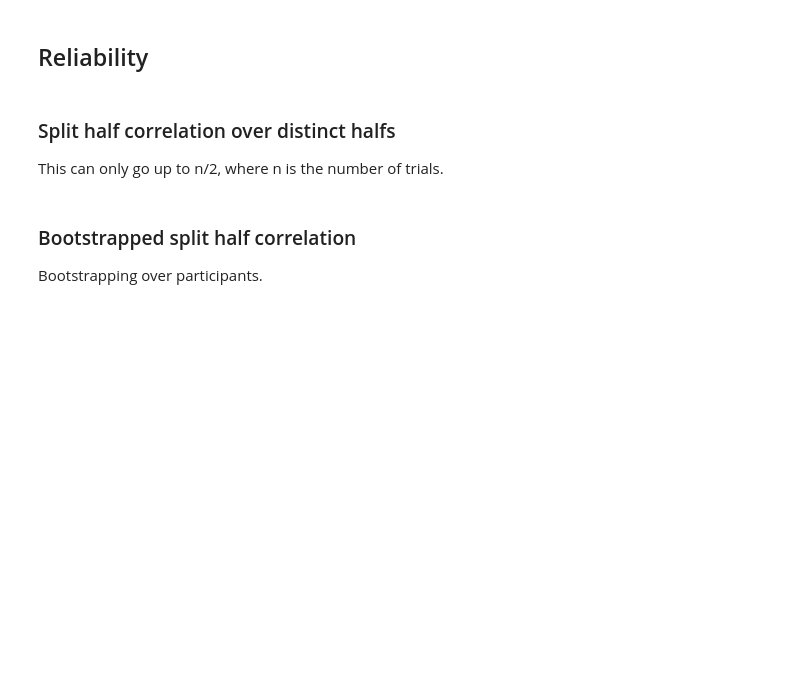
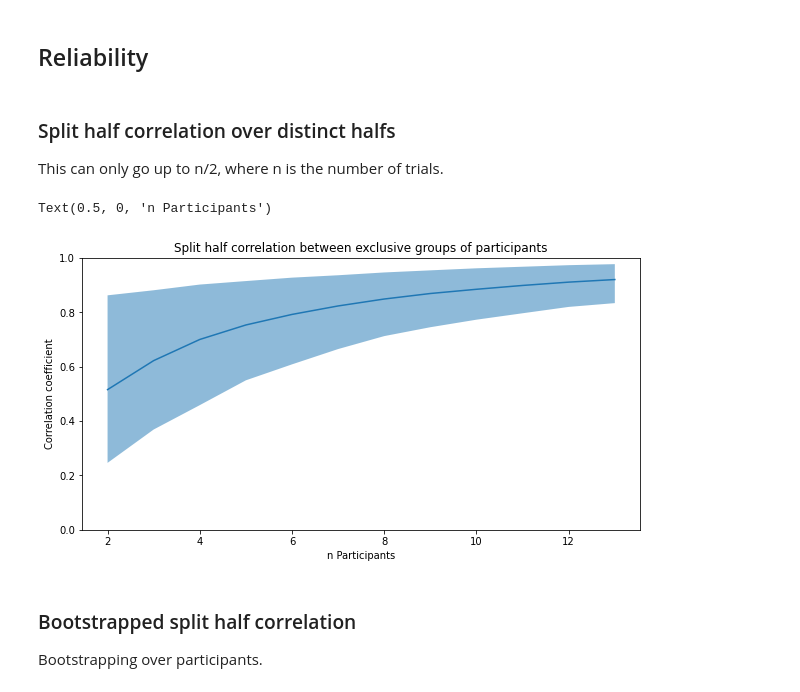
Before and after one commit to cogtoolslab/cognitive-ai-benchmarking, a Jupyter notebook: analysis/analyze_CAB_stim_design.ipynb, the cells around one changed output. Drawn from its saved outputs; the diff is of its cells as text; code cells hidden in the pictures; blank space fills up the shorter version.

```diff
--- a/analysis/analyze_CAB_stim_design.ipynb
+++ b/analysis/analyze_CAB_stim_design.ipynb
@@ -88,7 +135,7 @@ plt.show()
 # import correlation metrics
 from scipy.stats import pearsonr, spearmanr
 # %%
-ITERATIONS = 10 # how many iterations to do **per n**
+ITERATIONS = 10000 # how many iterations to do **per n**
 METRIC = lambda x,y: pearsonr(x,y)[0] # what metric to use for correlation
 # %% [markdown]
 ### Split half correlation over distinct halfs
@@ -119,13 +166,16 @@ for n in tqdm(range(1,df['gameID'].nunique()//2)):
 # %%
 # plot
 plt.figure(figsize=(10,5))
 plt.plot(list(correlations.keys()),[np.mean(correlations[n]) for n in correlations.keys()],label='mean')
 plt.fill_between(list(correlations.keys()),[np.percentile(correlations[n],2.5) for n in correlations.keys()],
                     [np.percentile(correlations[n],97.5) for n in correlations.keys()],alpha=0.5,label='95% CI')
 plt.title('Split half correlation between exclusive groups of participants')
-plt.xlabel('Correlation coefficient')
+plt.ylabel('Correlation coefficient')
 plt.ylim(0,1)
-plt.ylabel('n Participants')
+plt.xlabel('n Participants')
+# %% [output]
+Text(0.5, 0, 'n Participants')
+[figure, added]
 # %% [markdown]
 ### Bootstrapped split half correlation
 Bootstrapping over participants.
```
Also changed, not shown: parts of 12 cells of this notebook.
